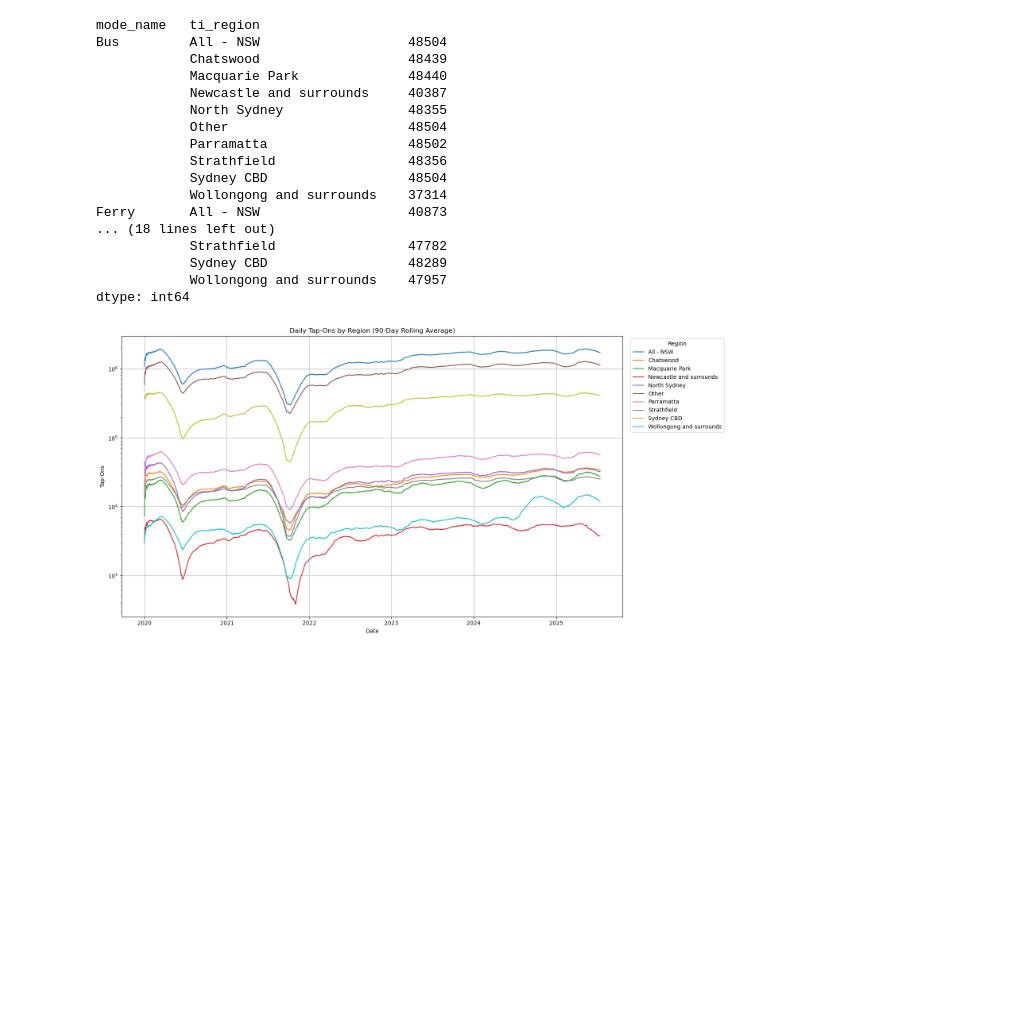
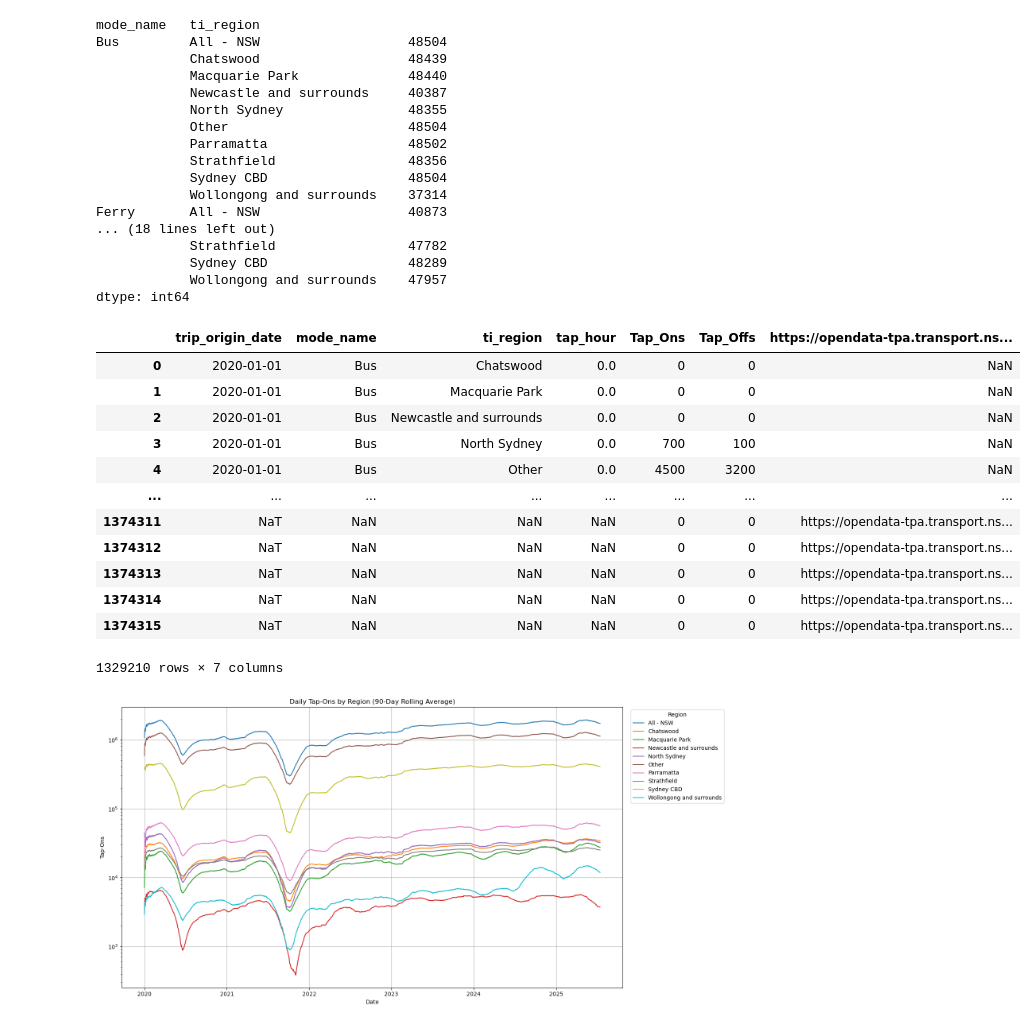
Before and after one commit to devilshadow04/nsw-friday-commute-analysis, a Jupyter notebook: WDAC_2025_data/report/notebook.ipynb, the cells around one changed output. Drawn from its saved outputs; the diff is of its cells as text; code cells hidden in the pictures; blank space fills up the shorter version.

```diff
--- a/WDAC_2025_data/report/notebook.ipynb
+++ b/WDAC_2025_data/report/notebook.ipynb
@@ -110,6 +133,22 @@ Ferry       All - NSW                   40873
 dtype: int64
 # %%
 full_df['trip_origin_date'] = pd.to_datetime(full_df['trip_origin_date'])
+# %%
+full_df
+# %% [output]
+|  | trip_origin_date | mode_name | ti_region | tap_hour | Tap_Ons | Tap_Offs | https://opendata-tpa.transport.ns... |
+| 0 | 2020-01-01 | Bus | Chatswood | 0.0 | 0 | 0 | NaN |
+| 1 | 2020-01-01 | Bus | Macquarie Park | 0.0 | 0 | 0 | NaN |
+| 2 | 2020-01-01 | Bus | Newcastle and surrounds | 0.0 | 0 | 0 | NaN |
+| 3 | 2020-01-01 | Bus | North Sydney | 0.0 | 700 | 100 | NaN |
+| 4 | 2020-01-01 | Bus | Other | 0.0 | 4500 | 3200 | NaN |
+| ... | ... | ... | ... | ... | ... | ... | ... |
+| 1374311 | NaT | NaN | NaN | NaN | 0 | 0 | https://opendata-tpa.transport.ns... |
+| 1374312 | NaT | NaN | NaN | NaN | 0 | 0 | https://opendata-tpa.transport.ns... |
+| 1374313 | NaT | NaN | NaN | NaN | 0 | 0 | https://opendata-tpa.transport.ns... |
+| 1374314 | NaT | NaN | NaN | NaN | 0 | 0 | https://opendata-tpa.transport.ns... |
+| 1374315 | NaT | NaN | NaN | NaN | 0 | 0 | https://opendata-tpa.transport.ns... |
+1329210 rows × 7 columns
 # %%
 # Group by date and region, then sum
 region_daily = full_df.groupby(['trip_origin_date', 'ti_region'])['Tap_Ons'].sum().unstack()
```
Also changed, not shown: parts of 9 cells of this notebook.
